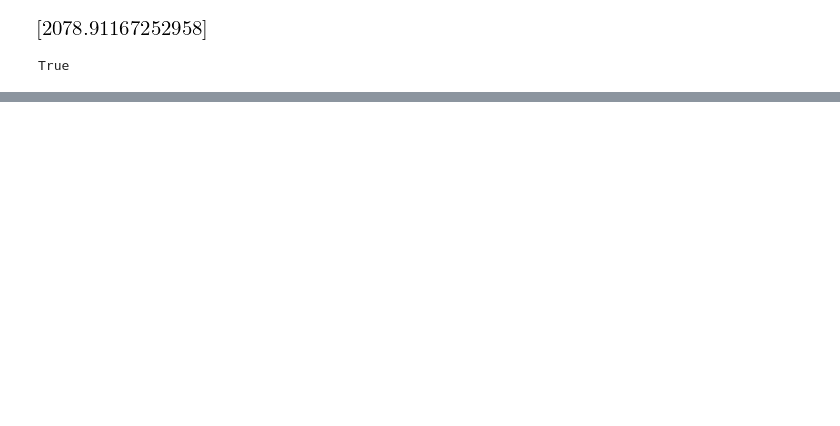
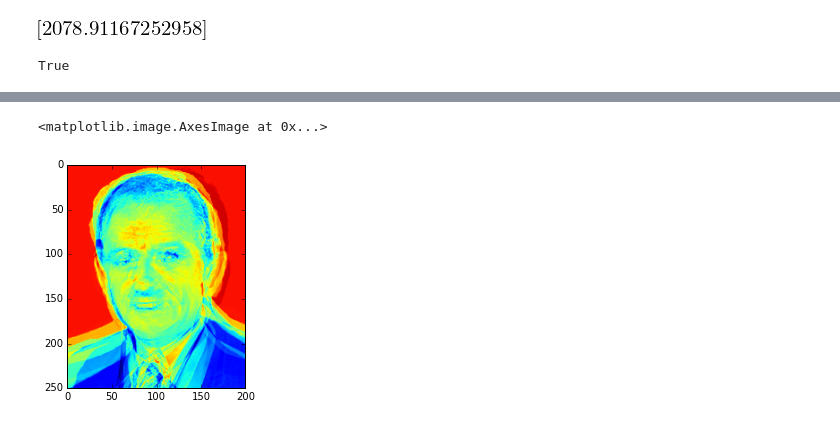
Before and after one commit to hillbs/Differential-Equations-and-Linear-Algebra, a Jupyter notebook: D003x.2 Linear Algebra.ipynb, the cells around one changed output, grey strips where cells are left out. Cells and saved outputs as stored; diff of their text form; code cells hidden in the pictures; blank space fills up the shorter version.

```diff
--- a/D003x.2 Linear Algebra.ipynb
+++ b/D003x.2 Linear Algebra.ipynb
@@ -47,0 +102,6 @@ True
+# %%
+%matplotlib inline
+plt.imshow(lsImage)
+# %% [output]
+<matplotlib.image.AxesImage at 0x...>
+[figure, added]
```
Also changed, not shown: parts of 18 cells of this notebook.
